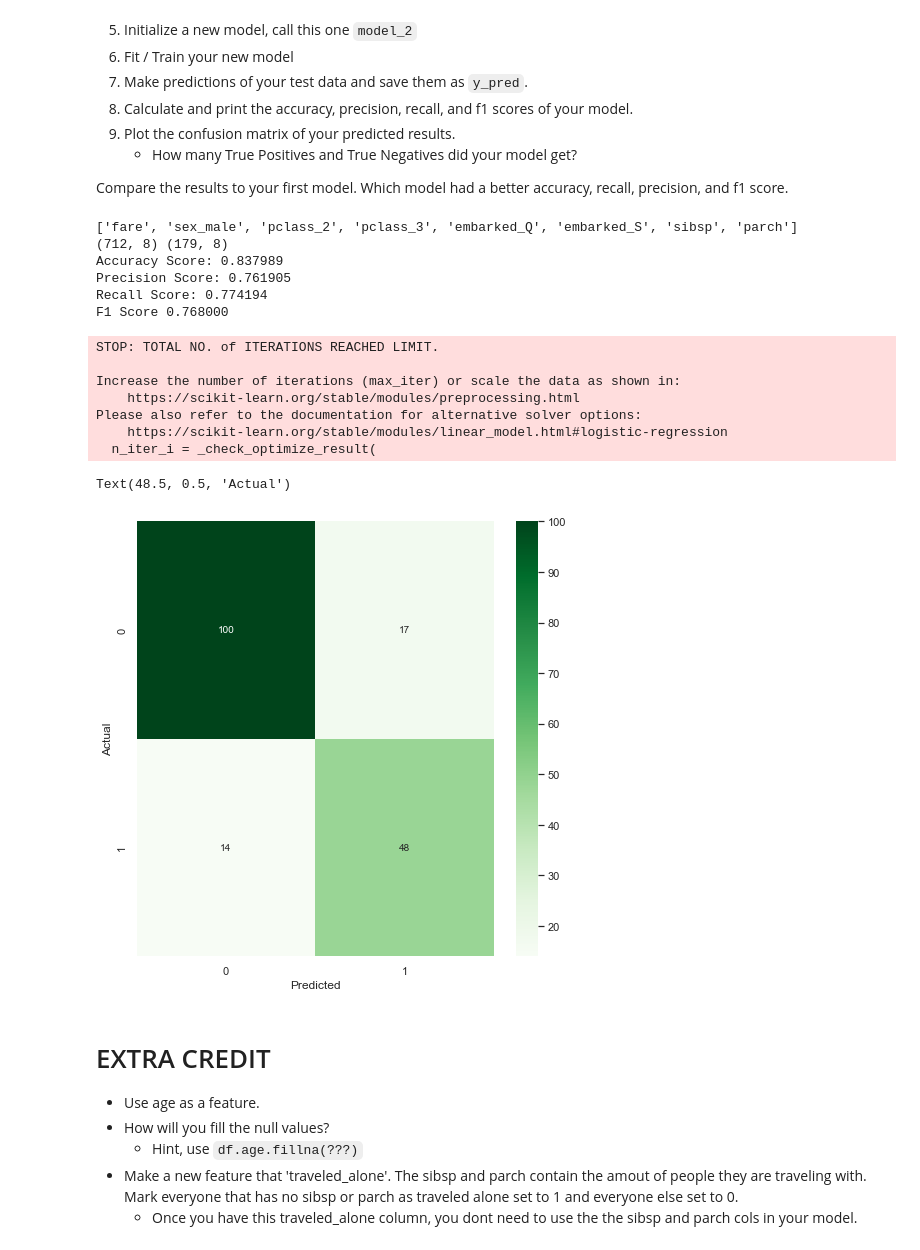
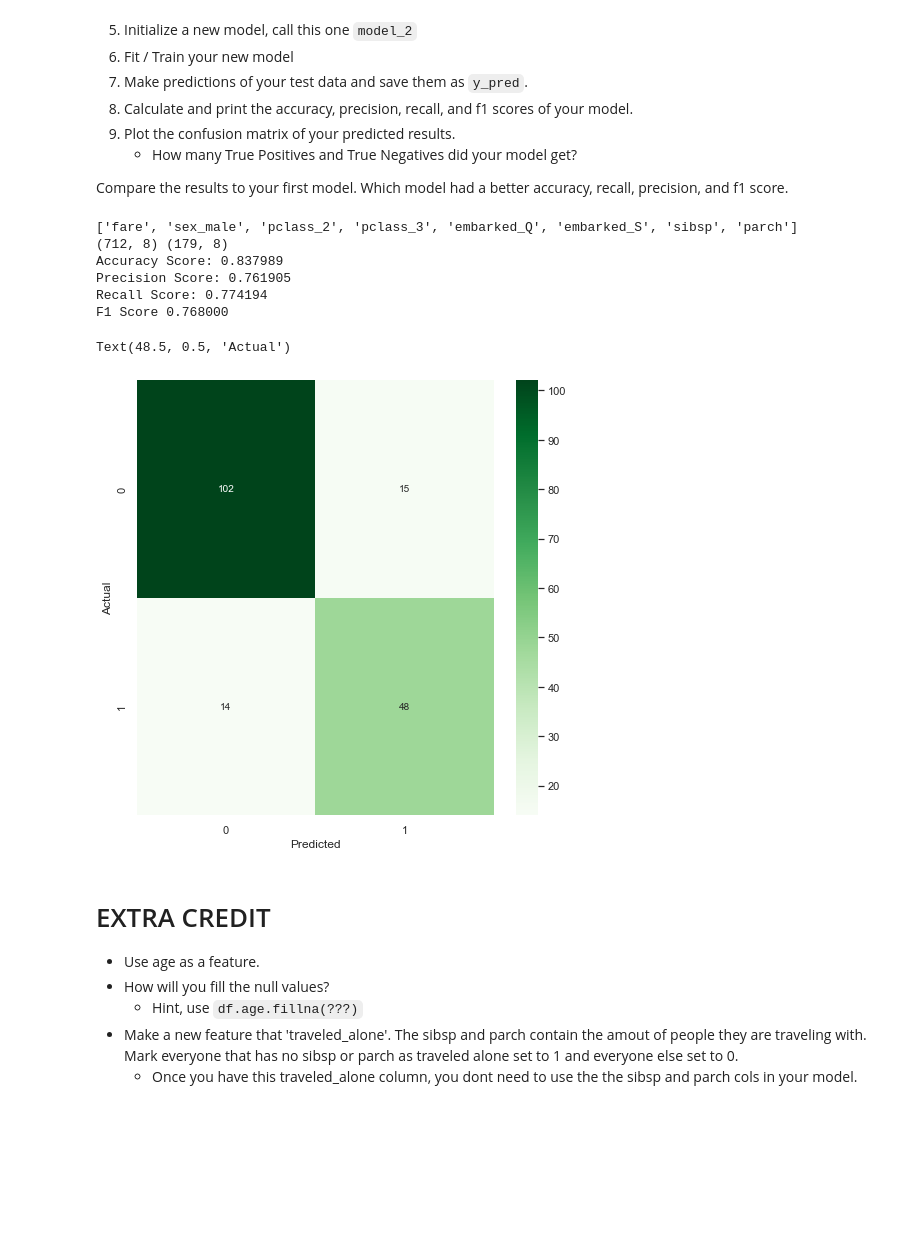
Before and after one commit to ryrichard/2022-fall-data-science, a Jupyter notebook: Week-03-Intro-To-ML/Exercise-Logistic-Regression.ipynb, the cells around one changed output. Cells and saved outputs as stored; diff of their text form; code cells hidden in the pictures; blank space fills up the shorter version.

```diff
--- a/Week-03-Intro-To-ML/Exercise-Logistic-Regression.ipynb
+++ b/Week-03-Intro-To-ML/Exercise-Logistic-Regression.ipynb
@@ -266,7 +266,7 @@ y = df.survived
 X2_train, X2_test, y2_train, y2_test = train_test_split(X, y, test_size=0.2, random_state=45)
 print(X2_train.shape, X2_test.shape)
 # Initalize our model_2
-model_2 = LogisticRegression()
+model_2 = LogisticRegression(max_iter = 1000)
 
 # Fit / Train our model using our training data.
 model_2.fit(X2_train, y2_train)
@@ -274,49 +274,41 @@ model_2.fit(X2_train, y2_train)
 # Make new predicitions using our testing data.
 y2_pred = model_2.predict(X2_test)
 
 # Calculate our accuracy
 accuracy_2 = accuracy_score(y2_test, y2_pred)
 
 # Calculate our precision score
-precision_2 = precision_score(y_test, y2_pred)
+precision_2 = precision_score(y2_test, y2_pred)
 
 # Calculate our recall score
-recall_2 = recall_score(y_test, y2_pred)
+recall_2 = recall_score(y2_test, y2_pred)
 
 # Calculate your f1-score
-f1_2 = f1_score(y_test, y2_pred)
+f1_2 = f1_score(y2_test, y2_pred)
 
 # Print each of our scores to inspect performance.
 print("Accuracy Score: %f" % accuracy_2)
 print("Precision Score: %f" % precision_2)
 print("Recall Score: %f" % recall_2)
 print('F1 Score %f' % f1_2)
 
 # Plot your confusion matrix.
-cm2 = confusion_matrix(y_test, y_pred)
+cm2 = confusion_matrix(y2_test, y2_pred)
 cm2 = cm2.round(2)
-fig = plt.figure(figsize=(8,8))
-ax = sns.heatmap(cm2, annot=True, cmap='Greens', fmt='g')
-# ax = sns.heatmap(cm, annot=True, cmap='Greens', fmt='g')
+fig2 = plt.figure(figsize=(8,8))
+ax2 = sns.heatmap(cm2, annot=True, cmap='Greens', fmt='g')
 
 plt.xlabel('Predicted')
 plt.ylabel('Actual')
 # %% [output]
 ['fare', 'sex_male', 'pclass_2', 'pclass_3', 'embarked_Q', 'embarked_S', 'sibsp', 'parch']
 (712, 8) (179, 8)
 Accuracy Score: 0.837989
 Precision Score: 0.761905
 Recall Score: 0.774194
 F1 Score 0.768000
-STOP: TOTAL NO. of ITERATIONS REACHED LIMIT.
-
-Increase the number of iterations (max_iter) or scale the data as shown in:
-    https://scikit-learn.org/stable/modules/preprocessing.html
-Please also refer to the documentation for alternative solver options:
-    https://scikit-learn.org/stable/modules/linear_model.html#logistic-regression
-  n_iter_i = _check_optimize_result(
+Text(48.5, 0.5, 'Actual')
-Text(48.5, 0.5, 'Actual')
-[figure, old version]
+[figure, new version]
 # %% [markdown]
 # EXTRA CREDIT
 * Use age as a feature.
```
